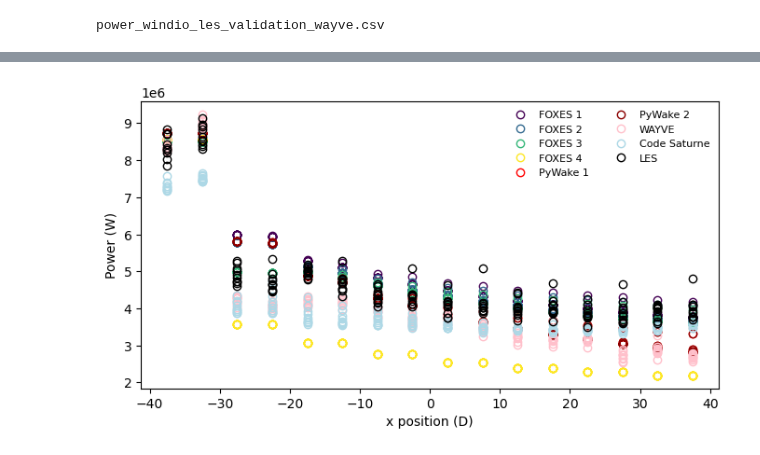
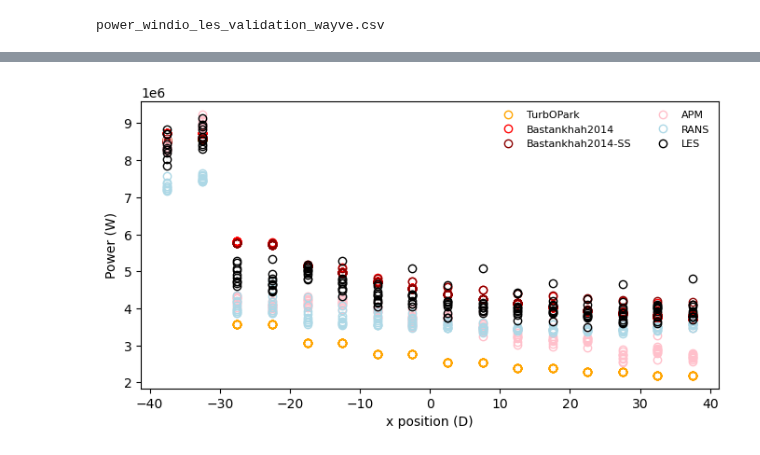
Before and after one commit to bjarketol/WIFA, a Jupyter notebook: vnv/uq_validation/validation_predictions/compare_predictions.ipynb, the cells around one changed output, grey strips where cells are left out. Saved outputs shown, nothing was run; the diff lists cells and outputs as text; code cells hidden in the pictures.

```diff
--- a/vnv/uq_validation/validation_predictions/compare_predictions.ipynb
+++ b/vnv/uq_validation/validation_predictions/compare_predictions.ipynb
@@ -33,11 +36,12 @@ turbine_data_validation_inputs_foxes_G.nc
 # %% [output]
 power_windio_les_validation_wayve.csv
 # %%
-pywake_pred = [xr.load_dataset('pyWake/%s.nc' % ii) for ii in ['b14', 'b14-ss']]
+pywake_models = ['b14', 'b14-ss']
+pywake_pred = [xr.load_dataset('pyWake/%s.nc' % ii) for ii in pywake_models]
 #pywake_pred = [xr.load_dataset('pyWake/%s.nc' % ii) for ii in ['noj', 'b14', 'b14-ss']]
 # %%
-letters = ['1', '2', '3']
-foxes_pred = [xr.load_dataset('foxes/turbine_data_validation_inputs_foxes_%s.nc' % letters[ii]) for ii in range(len(letters))]
+letters = ['Bastankhah2014', 'Bastankhah2016', 'TurbOPark']
+foxes_pred = [xr.load_dataset('foxes/turbine_data_validation_inputs_foxes_%s.nc' % letter) for letter in letters]
 # %%
 wayve_dat = pd.read_csv('WAYVE/power_windio_les_validation_wayve.csv')
 # %%
@@ -62,7 +66,7 @@ pywake_colors = ['red', 'darkred', 'firebrick']
 for ll in range(len(letters)):
     plt.hist(foxes_pred[ll].isel(state=case_num).P * 1e3, 200, density=True, cumulative=True, histtype='step', edgecolor=foxes_colors[ll], label='FOXES %s' % letters[ll])
 for ll in range(len(pywake_pred)):
-    plt.hist(pywake_pred[ll].isel(time=case_num).Power, 200, density=True, cumulative=True, histtype='step', edgecolor=pywake_colors[ll], label='PyWake %s' % letters[ll])
+    plt.hist(pywake_pred[ll].isel(time=case_num).Power, 200, density=True, cumulative=True, histtype='step', edgecolor=pywake_colors[ll], label='PyWake ')
 plt.hist(wayve_dat.iloc[case_num].values[1:], 200, cumulative=True, density=True, histtype='step', edgecolor='pink', label='WAYVE')
 plt.hist(code_saturne_dat.iloc[case_num].values[1:], 200, density=True, cumulative=True, histtype='step', edgecolor='lightblue', label='Code Saturne')
 #plt.hist(code_saturne_rho.iloc[case_num].values[1:], 200, density=True, cumulative=True, histtype='step', edgecolor='blue', label='Code Saturne rho')
@@ -76,20 +80,23 @@ plt.savefig('CDFs.pdf')
 # %%
 D = 198.0
 x = np.array([-7425.0, -7425.0, -7425.0, -7425.0, -7425.0, -7425.0, -7425.0, -7425.0, -7425.0, -7425.0, -6435.0, -6435.0, -6435.0, -6435.0, -6435.0, -6435.0, -6435.0, -6435.0, -6435.0, -6435.0, -5445.0, -5445.0, -5445.0, -5445.0, -5445.0, -5445.0, -5445.0, -5445.0, -5445.0, -5445.0, -4455.0, -4455.0, -4455.0, -4455.0, -4455.0, -4455.0, -4455.0, -4455.0, -4455.0, -4455.0, -3465.0, -3465.0, -3465.0, -3465.0, -3465.0, -3465.0, -3465.0, -3465.0, -3465.0, -3465.0, -2475.0, -2475.0, -2475.0, -2475.0, -2475.0, -2475.0, -2475.0, -2475.0, -2475.0, -2475.0, -1485.0, -1485.0, -1485.0, -1485.0, -1485.0, -1485.0, -1485.0, -1485.0, -1485.0, -1485.0, -495.0, -495.0, -495.0, -495.0, -495.0, -495.0, -495.0, -495.0, -495.0, -495.0, 495.0, 495.0, 495.0, 495.0, 495.0, 495.0, 495.0, 495.0, 495.0, 495.0, 1485.0, 1485.0, 1485.0, 1485.0, 1485.0, 1485.0, 1485.0, 1485.0, 1485.0, 1485.0, 2475.0, 2475.0, 2475.0, 2475.0, 2475.0, 2475.0, 2475.0, 2475.0, 2475.0, 2475.0, 3465.0, 3465.0, 3465.0, 3465.0, 3465.0, 3465.0, 3465.0, 3465.0, 3465.0, 3465.0, 4455.0, 4455.0, 4455.0, 4455.0, 4455.0, 4455.0, 4455.0, 4455.0, 4455.0, 4455.0, 5445.0, 5445.0, 5445.0, 5445.0, 5445.0, 5445.0, 5445.0, 5445.0, 5445.0, 5445.0, 6435.0, 6435.0, 6435.0, 6435.0, 6435.0, 6435.0, 6435.0, 6435.0, 6435.0, 6435.0, 7425.0, 7425.0, 7425.0, 7425.0, 7425.0, 7425.0, 7425.0, 7425.0, 7425.0, 7425.0]) / D
 y = [-4702.5, -3712.5, -2722.5, -1732.5, -742.5, 247.5, 1237.5, 2227.5, 3217.5, 4207.5, -4207.5, -3217.5, -2227.5, -1237.5, -247.5, 742.5, 1732.5, 2722.5, 3712.5, 4702.5, -4702.5, -3712.5, -2722.5, -1732.5, -742.5, 247.5, 1237.5, 2227.5, 3217.5, 4207.5, -4207.5, -3217.5, -2227.5, -1237.5, -247.5, 742.5, 1732.5, 2722.5, 3712.5, 4702.5, -4702.5, -3712.5, -2722.5, -1732.5, -742.5, 247.5, 1237.5, 2227.5, 3217.5, 4207.5, -4207.5, -3217.5, -2227.5, -1237.5, -247.5, 742.5, 1732.5, 2722.5, 3712.5, 4702.5, -4702.5, -3712.5, -2722.5, -1732.5, -742.5, 247.5, 1237.5, 2227.5, 3217.5, 4207.5, -4207.5, -3217.5, -2227.5, -1237.5, -247.5, 742.5, 1732.5, 2722.5, 3712.5, 4702.5, -4702.5, -3712.5, -2722.5, -1732.5, -742.5, 247.5, 1237.5, 2227.5, 3217.5, 4207.5, -4207.5, -3217.5, -2227.5, -1237.5, -247.5, 742.5, 1732.5, 2722.5, 3712.5, 4702.5, -4702.5, -3712.5, -2722.5, -1732.5, -742.5, 247.5, 1237.5, 2227.5, 3217.5, 4207.5, -4207.5, -3217.5, -2227.5, -1237.5, -247.5, 742.5, 1732.5, 2722.5, 3712.5, 4702.5, -4702.5, -3712.5, -2722.5, -1732.5, -742.5, 247.5, 1237.5, 2227.5, 3217.5, 4207.5, -4207.5, -3217.5, -2227.5, -1237.5, -247.5, 742.5, 1732.5, 2722.5, 3712.5, 4702.5, -4702.5, -3712.5, -2722.5, -1732.5, -742.5, 247.5, 1237.5, 2227.5, 3217.5, 4207.5, -4207.5, -3217.5, -2227.5, -1237.5, -247.5, 742.5, 1732.5, 2722.5, 3712.5, 4702.5]
-
+#pywake_colors = ['red', 'blue']
+foxes_colors = ['blue', 'orange', 'orange']
 plt.subplots(figsize=(8, 4))
+pywake_name_map = {'b14': 'Bastankhah2014', 'b14-ss': 'Bastankhah2014-SS'}
 case_num = 23
-for ll in range(len(letters)):
-    plt.plot(x, foxes_pred[ll].isel(state=case_num).P * 1e3, c=foxes_colors[ll], label='FOXES %s' % letters[ll], marker='o', fillstyle='none', lw=0)
+#for ll in range(len(letters)):
+for ll in [2]:
+    plt.plot(x, foxes_pred[ll].isel(state=case_num).P * 1e3, c=foxes_colors[ll], label=letters[ll], marker='o', fillstyle='none', lw=0)
 for ll in range(2):
-    plt.plot(x, pywake_pred[0].isel(time=case_num).Power, c=pywake_colors[ll], label='PyWake %s' % letters[ll], marker='o', fillstyle='none', lw=0)
-plt.plot(x, wayve_dat.iloc[case_num].values[1:], c='pink', label='WAYVE', marker='o', fillstyle='none', lw=0)
-plt.plot(x, code_saturne_dat.iloc[case_num].values[1:], c='lightblue', label='Code Saturne', marker='o', fillstyle='none', lw=0)
+    plt.plot(x, pywake_pred[ll].isel(time=case_num).Power, c=pywake_colors[ll], label=pywake_name_map[pywake_models[ll]], marker='o', fillstyle='none', lw=0)
+plt.plot(x, wayve_dat.iloc[case_num].values[1:], c='pink', label='APM', marker='o', fillstyle='none', lw=0)
+plt.plot(x, code_saturne_dat.iloc[case_num].values[1:], c='lightblue', label='RANS', marker='o', fillstyle='none', lw=0)
 plt.plot(x, les_dat.iloc[case_num].values[1:], c='k', label='LES', marker='o', fillstyle='none', lw=0)
 plt.legend(ncol=2, prop={'size': 8}, loc='upper right')
 plt.xlabel("x position (D)")
 plt.ylabel('Power (W)')
 plt.savefig('Rows.pdf')
 # %% [output]
-[figure, old version]
+[figure, new version]
```
Also changed, not shown: parts of 18 cells of this notebook.
